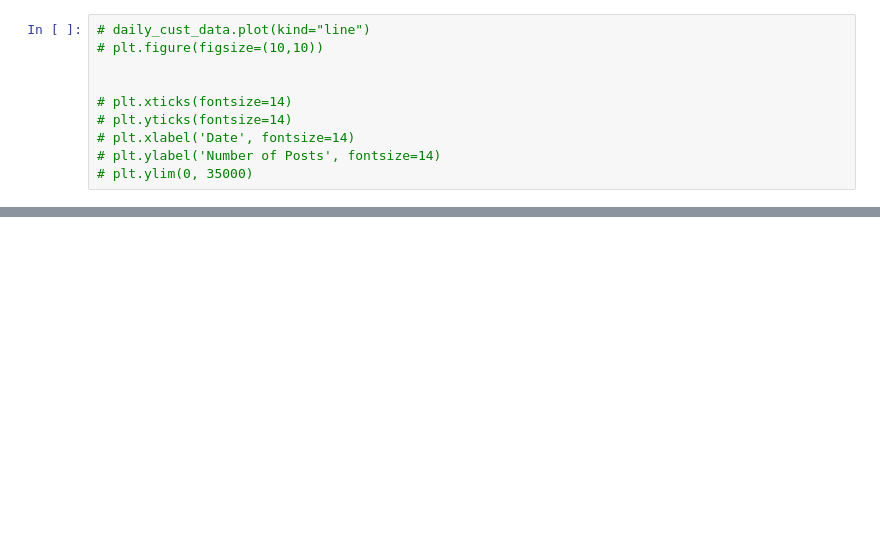
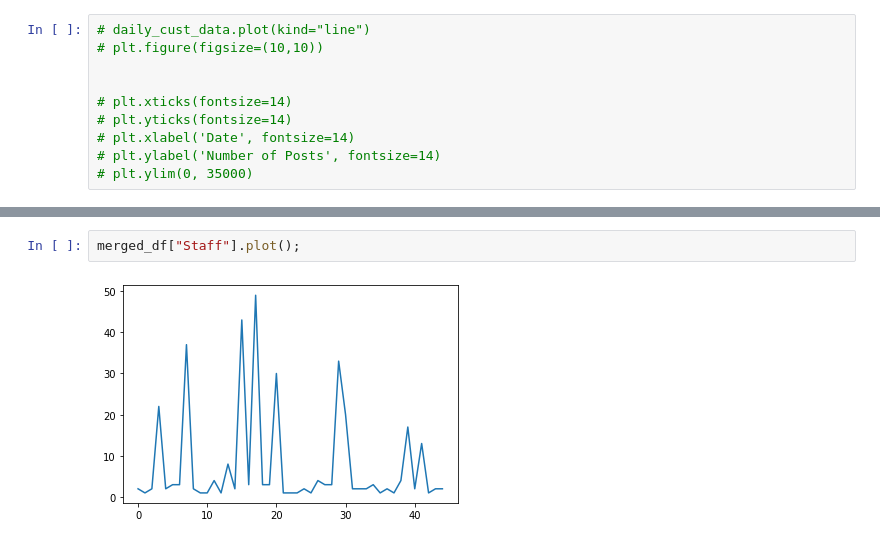
Before and after one commit to fatemakotha/1800-Data-Visualization, a Jupyter notebook: Coursework_in_progress.ipynb, the cells around one changed output, grey strips where cells are left out. Saved outputs shown, nothing was run; the diff lists cells and outputs as text; blank space fills up the shorter version.

```diff
--- a/Coursework_in_progress.ipynb
+++ b/Coursework_in_progress.ipynb
@@ -198,0 +222,4 @@ daily_cust_data.plot(figsize=(10, 100), subplots=True, xlabel="Days", ylabel="No
+# %%
+merged_df["Staff"].plot();
+# %% [output]
+[figure, added]
```
Also changed, not shown: parts of 13 cells of this notebook.
